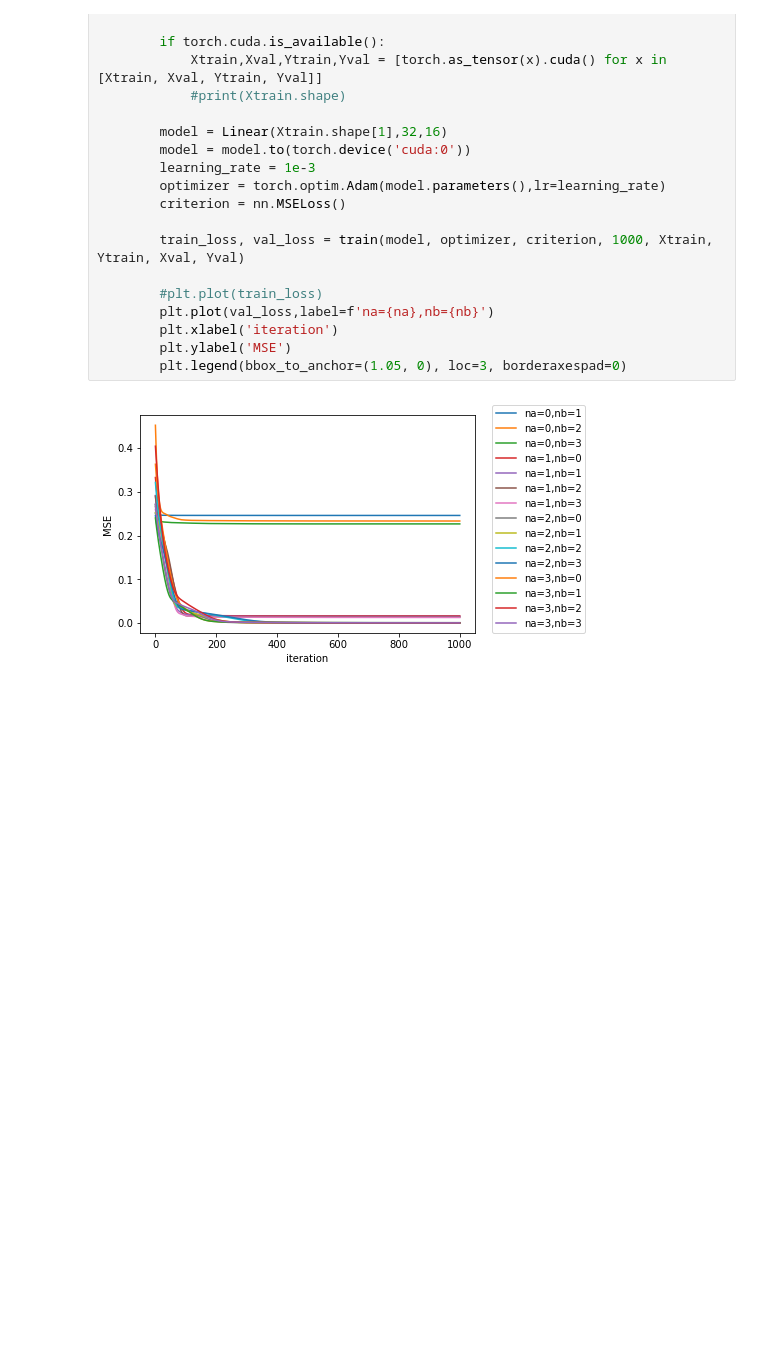
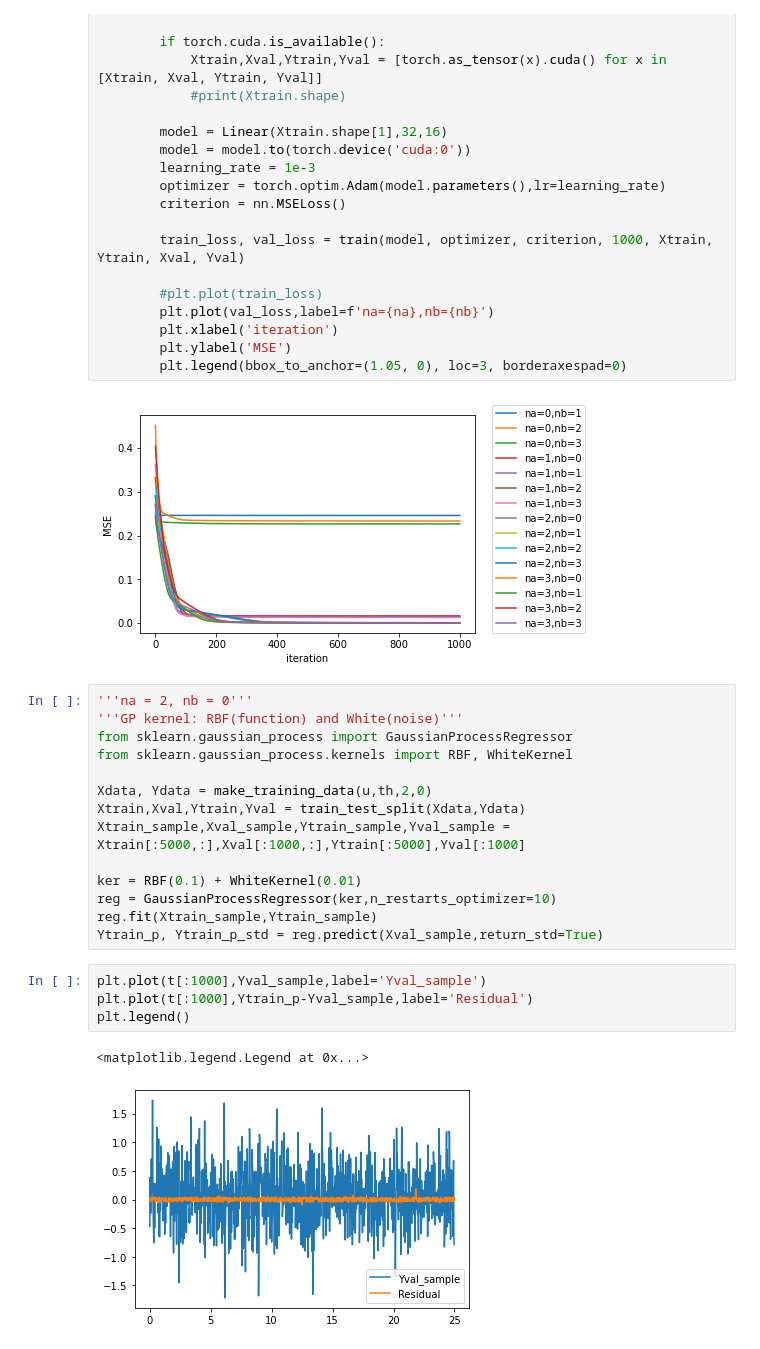
Before and after one commit to nzomi/5SC28-Machine-learning-for-Systems-and-control, a Jupyter notebook: provided-measurement-datasets/ANN&GP.ipynb, the cells around one changed output. Saved outputs shown, nothing was run; the diff lists cells and outputs as text; blank space fills up the shorter version.

```diff
--- a/provided-measurement-datasets/ANN.ipynb
+++ b/provided-measurement-datasets/ANN&GP.ipynb
@@ -110,3 +111,24 @@ for na in [0,1,2,3]:
         plt.legend(bbox_to_anchor=(1.05, 0), loc=3, borderaxespad=0)
 # %% [output]
 [figure]
+# %%
+'''na = 2, nb = 0'''
+'''GP kernel: RBF(function) and White(noise)'''
+from sklearn.gaussian_process import GaussianProcessRegressor
+from sklearn.gaussian_process.kernels import RBF, WhiteKernel
+
+Xdata, Ydata = make_training_data(u,th,2,0)
+Xtrain,Xval,Ytrain,Yval = train_test_split(Xdata,Ydata)
+Xtrain_sample,Xval_sample,Ytrain_sample,Yval_sample = Xtrain[:5000,:],Xval[:1000,:],Ytrain[:5000],Yval[:1000]
+
+ker = RBF(0.1) + WhiteKernel(0.01)
+reg = GaussianProcessRegressor(ker,n_restarts_optimizer=10)
+reg.fit(Xtrain_sample,Ytrain_sample)
+Ytrain_p, Ytrain_p_std = reg.predict(Xval_sample,return_std=True)
+# %%
+plt.plot(t[:1000],Yval_sample,label='Yval_sample')
+plt.plot(t[:1000],Ytrain_p-Yval_sample,label='Residual')
+plt.legend()
+# %% [output]
+<matplotlib.legend.Legend at 0x...>
+[figure, added]
```
Also changed, not shown: parts of 1 cell of this notebook.
